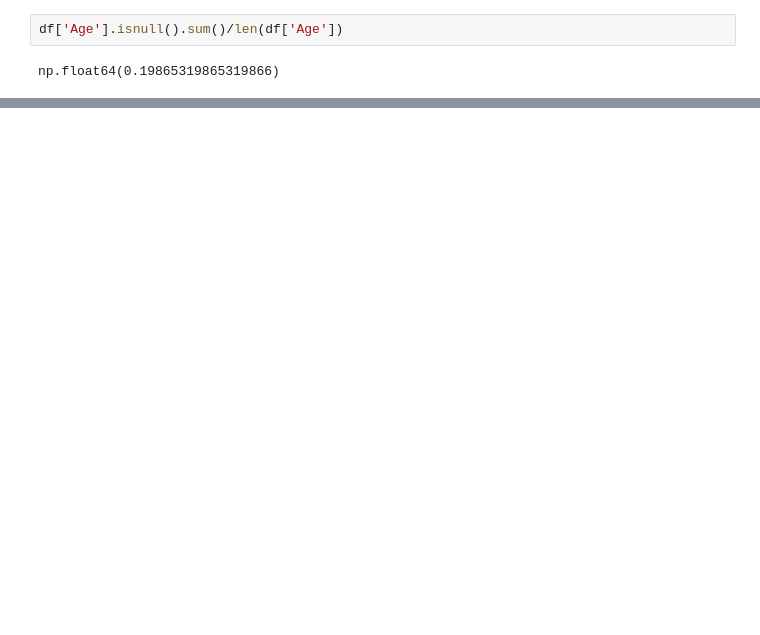
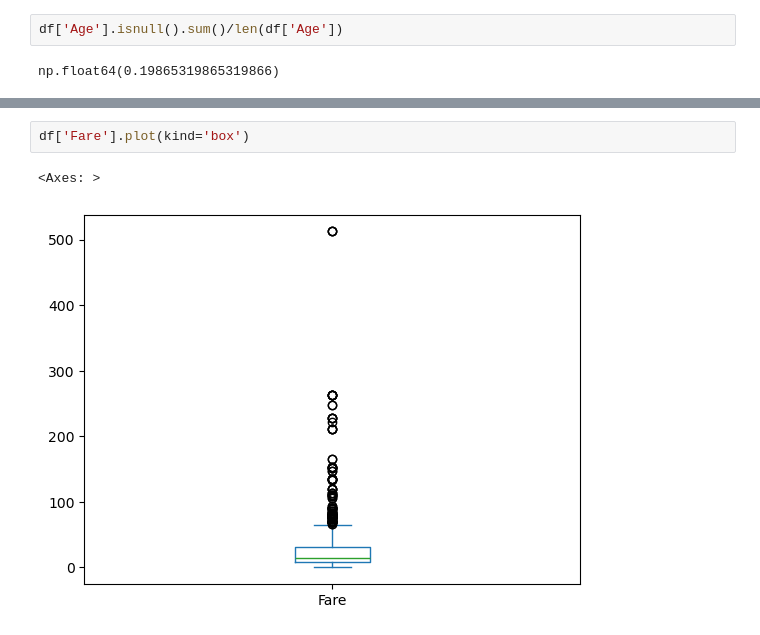
Before and after one commit to ranjansinghds/data-science-analysis, a Jupyter notebook: exploratory-data-analysis/eda_and_drawing_conclusions.ipynb, the cells around one changed output, grey strips where cells are left out. Drawn from its saved outputs; the diff is of its cells as text; blank space fills up the shorter version.

```diff
--- a/exploratory-data-analysis/eda_and_drawing_conclusions.ipynb
+++ b/exploratory-data-analysis/eda_and_drawing_conclusions.ipynb
@@ -130,0 +161,5 @@ np.float64(0.19865319865319866)
+# %%
+df['Fare'].plot(kind='box')
+# %% [output]
+<Axes: >
+[figure, added]
```
Also changed, not shown: parts of 30 cells of this notebook.
